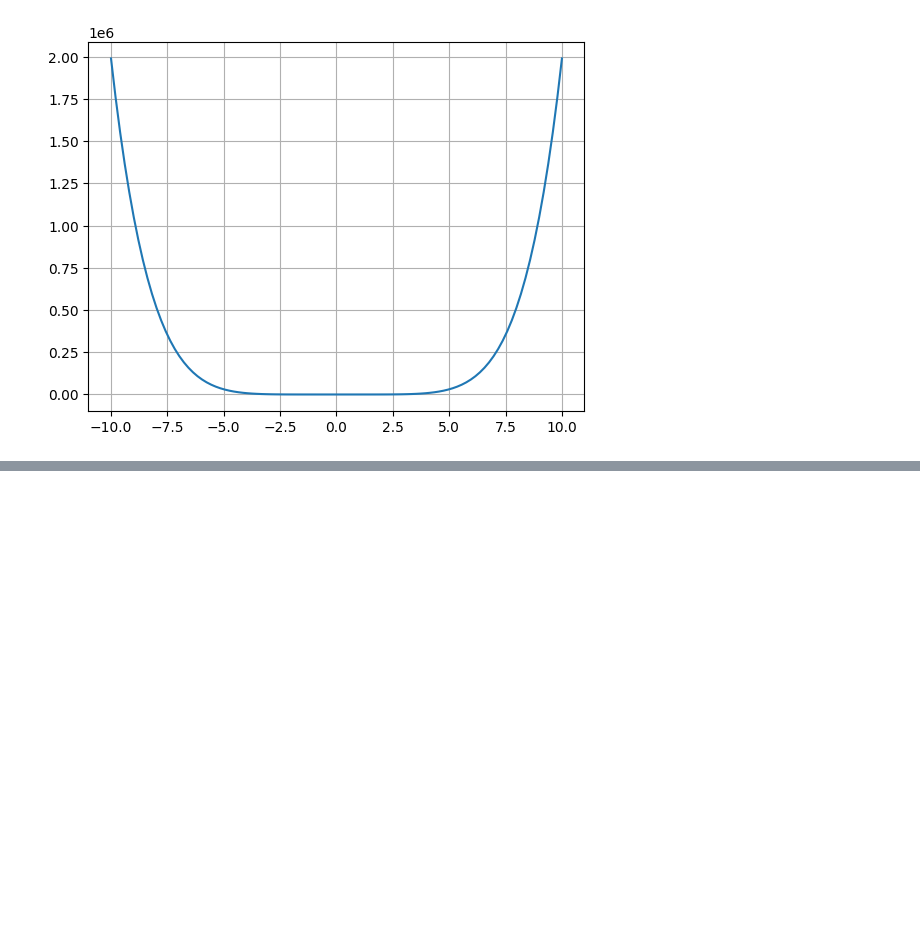
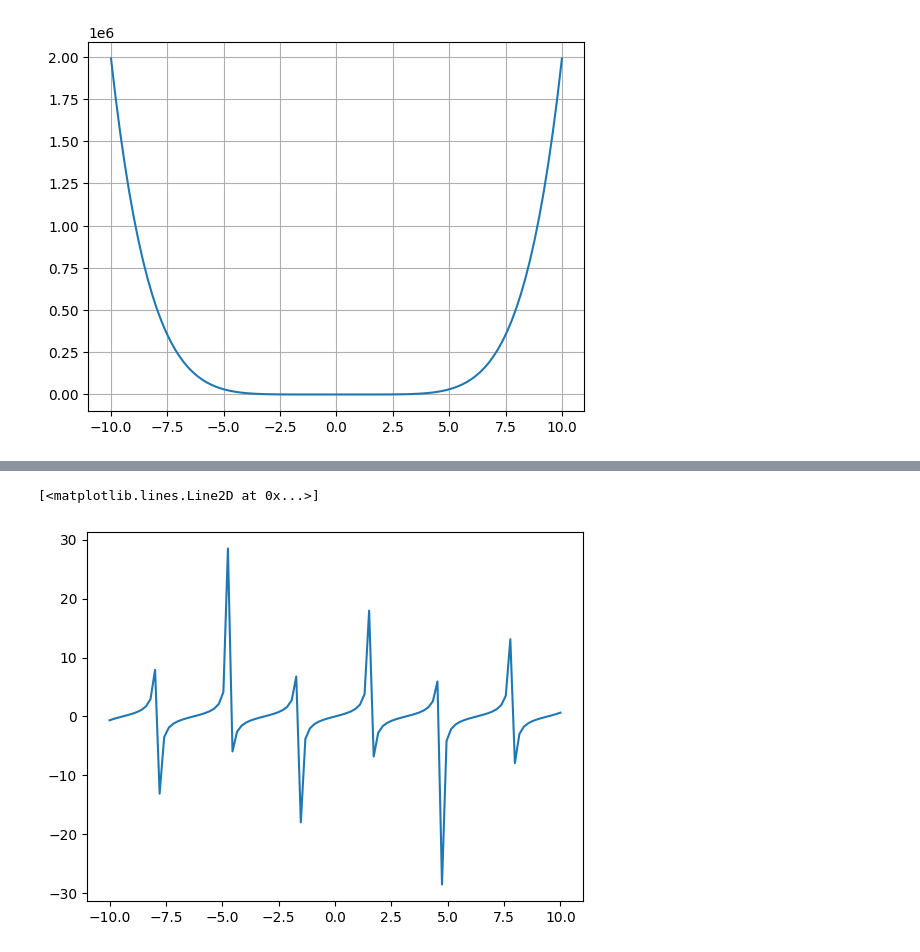
Before and after one commit to jasonssdev/data-science, a Jupyter notebook: functions/00_functions.ipynb, the cells around one changed output, grey strips where cells are left out. Drawn from its saved outputs; the diff is of its cells as text; code cells hidden in the pictures; blank space fills up the shorter version.

```diff
--- a/functions/00_functions.ipynb
+++ b/functions/00_functions.ipynb
@@ -48,0 +73,11 @@ plt.show()
+# %%
+def f(x):
+    return np.tan(x)
+
+
+y = f(x)
+
+plt.plot(x,y)
+# %% [output]
+[<matplotlib.lines.Line2D at 0x...>]
+[figure, added]
```
Also changed, not shown: parts of 24 cells of this notebook.
